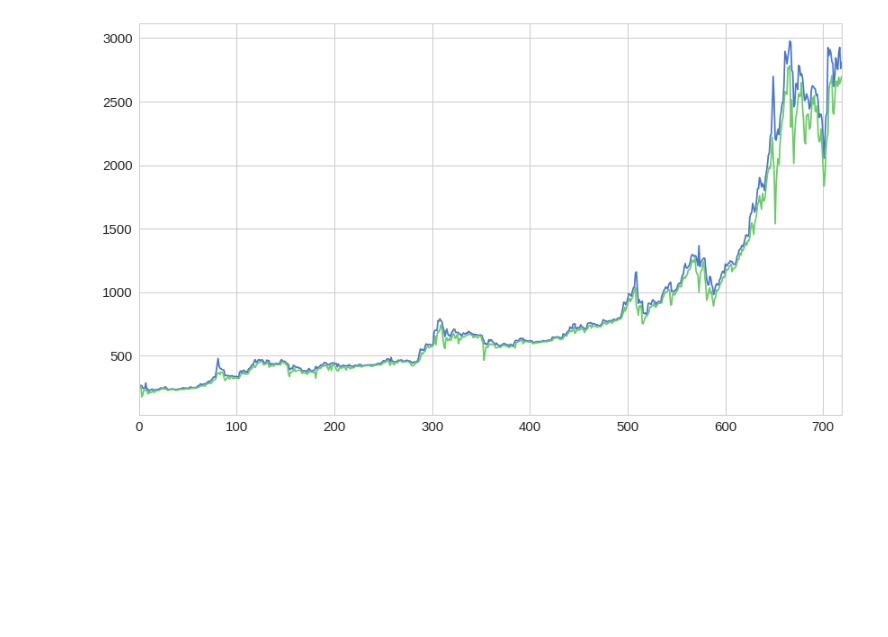
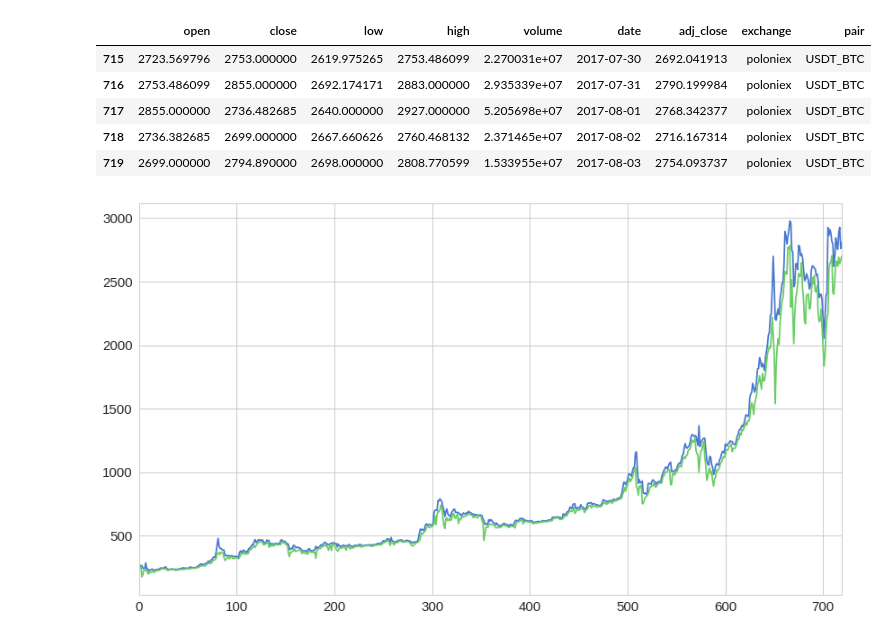
Before and after one commit to Anotherother/pricePrediction, a Jupyter notebook: DevelopingModels/ProductionModels/LSTM VariabilityRSIHighLow.ipynb, the cells around one changed output. Drawn from its saved outputs; the diff is of its cells as text; code cells hidden in the pictures; blank space fills up the shorter version.

```diff
--- a/DevelopingModels/ProductionModels/LSTM VariabilityRSIHighLow.ipynb
+++ b/DevelopingModels/ProductionModels/LSTM VariabilityRSIHighLow.ipynb
@@ -296,3 +293,12 @@ Test Score: 275.30 RMSE
+# %%
+get_data.get_data_frame().tail()
+# %% [output]
+|  | open | close | low | high | volume | date | adj_close | exchange | pair |
+| 715 | 2723.569796 | 2753.000000 | 2619.975265 | 2753.486099 | 2.270031e+07 | 2017-07-30 | 2692.041913 | poloniex | USDT_BTC |
+| 716 | 2753.486099 | 2855.000000 | 2692.174171 | 2883.000000 | 2.935339e+07 | 2017-07-31 | 2790.199984 | poloniex | USDT_BTC |
+| 717 | 2855.000000 | 2736.482685 | 2640.000000 | 2927.000000 | 5.205698e+07 | 2017-08-01 | 2768.342377 | poloniex | USDT_BTC |
+| 718 | 2736.382685 | 2699.000000 | 2667.660626 | 2760.468132 | 2.371465e+07 | 2017-08-02 | 2716.167314 | poloniex | USDT_BTC |
+| 719 | 2699.000000 | 2794.890000 | 2698.000000 | 2808.770599 | 1.533955e+07 | 2017-08-03 | 2754.093737 | poloniex | USDT_BTC |
 # %%
 df = get_data.get_data_frame()
 
```
Also changed, not shown: parts of 4 cells of this notebook, 14 other files.
